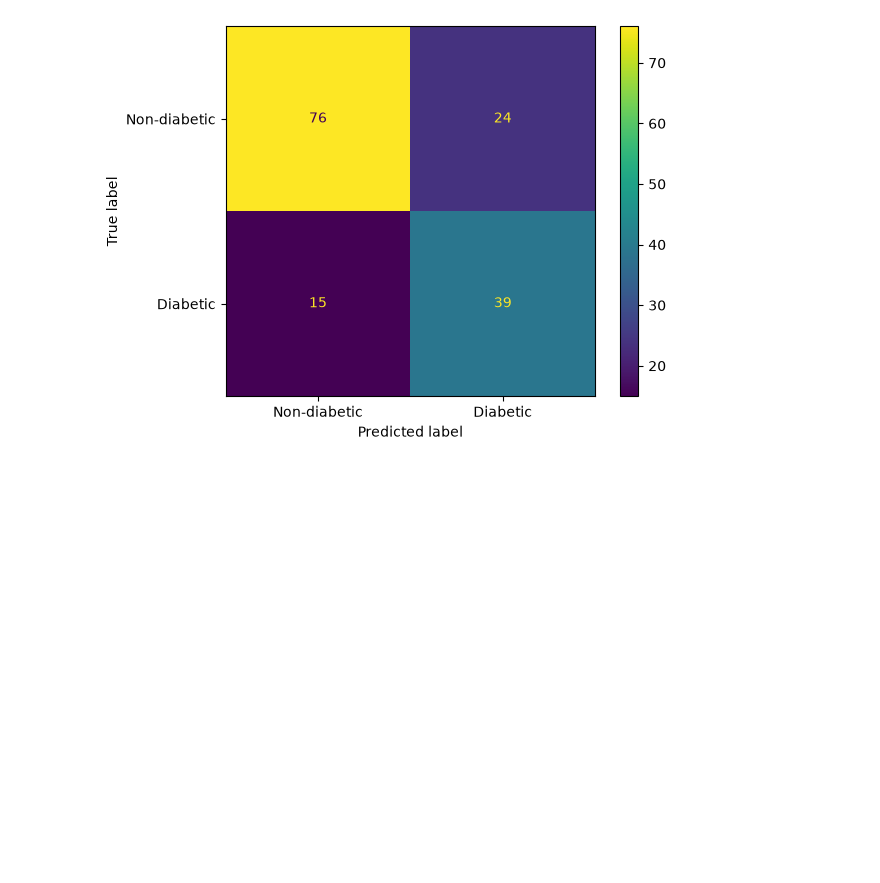
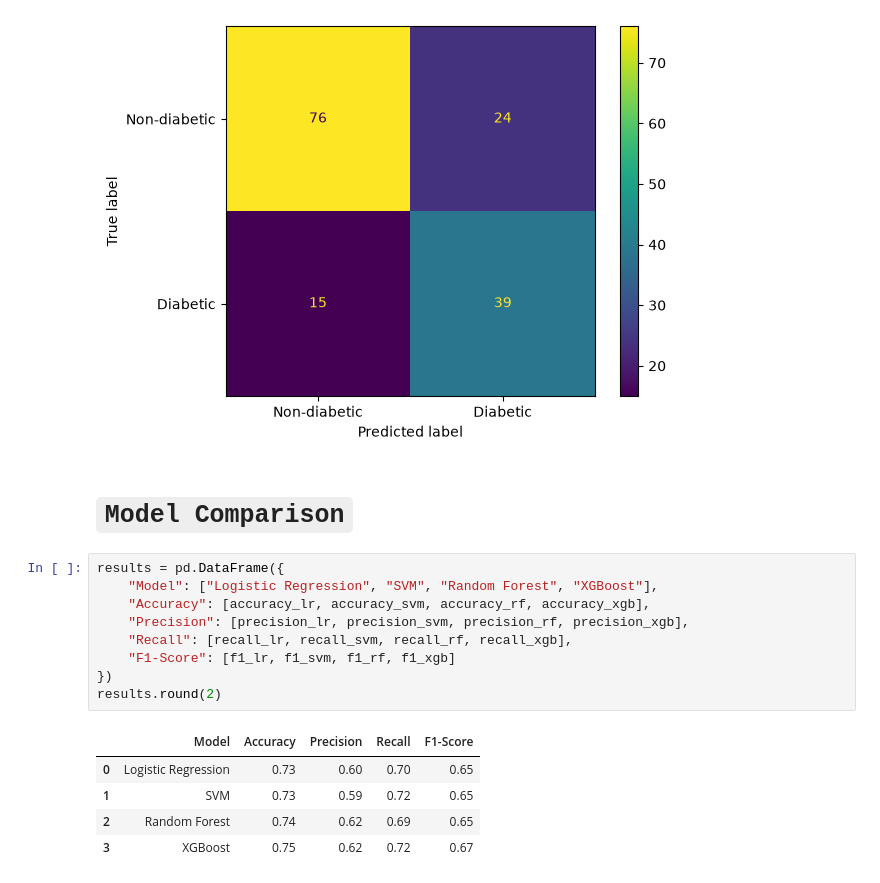
Before and after one commit to mrpaul-10/CodeAlpha_Disease_Prediction, a Jupyter notebook: notebook/Disease_Prediction.ipynb, the cells around one changed output. Cells and saved outputs as stored; diff of their text form; blank space fills up the shorter version.

```diff
--- a/notebook/Disease_Prediction.ipynb
+++ b/notebook/Disease_Prediction.ipynb
@@ -377,3 +377,20 @@ cm_display.plot()
 plt.show()
 # %% [output]
 [figure]
+# %% [markdown]
+# `Model Comparison`
+# %%
+results = pd.DataFrame({
+    "Model": ["Logistic Regression", "SVM", "Random Forest", "XGBoost"],
+    "Accuracy": [accuracy_lr, accuracy_svm, accuracy_rf, accuracy_xgb],
+    "Precision": [precision_lr, precision_svm, precision_rf, precision_xgb],
+    "Recall": [recall_lr, recall_svm, recall_rf, recall_xgb],
+    "F1-Score": [f1_lr, f1_svm, f1_rf, f1_xgb]
+})
+results.round(2)
+# %% [output]
+|  | Model | Accuracy | Precision | Recall | F1-Score |
+| 0 | Logistic Regression | 0.73 | 0.60 | 0.70 | 0.65 |
+| 1 | SVM | 0.73 | 0.59 | 0.72 | 0.65 |
+| 2 | Random Forest | 0.74 | 0.62 | 0.69 | 0.65 |
+| 3 | XGBoost | 0.75 | 0.62 | 0.72 | 0.67 |
```
Also changed, not shown: parts of 1 cell of this notebook.
